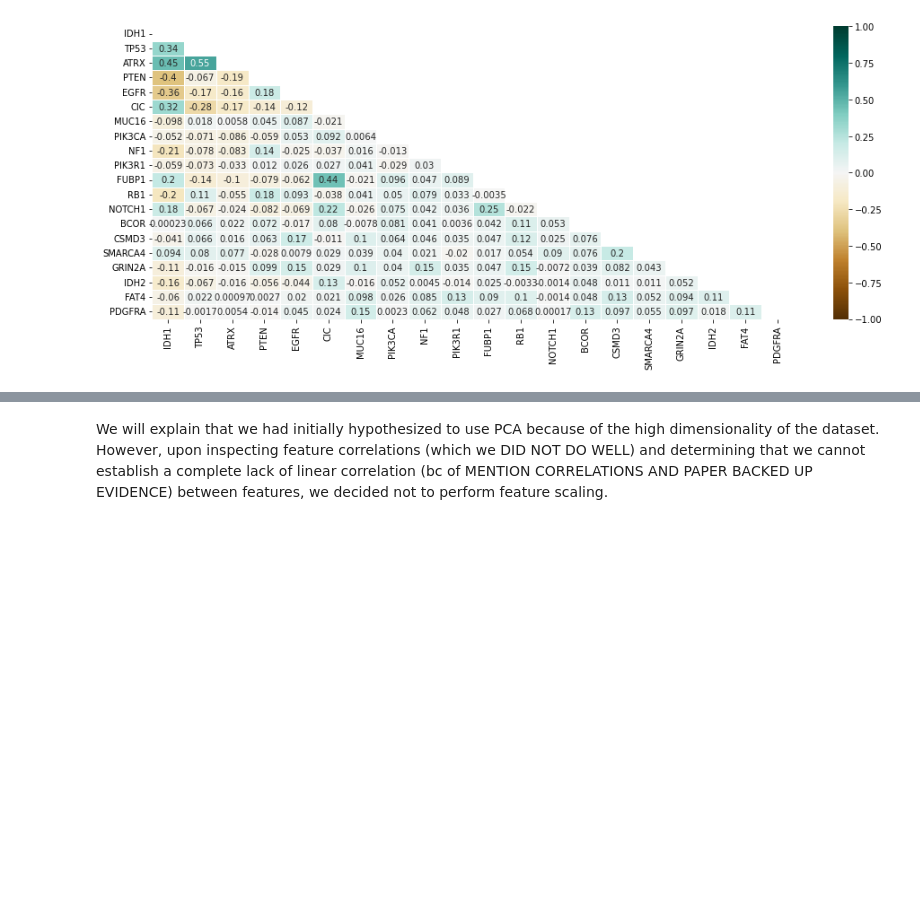
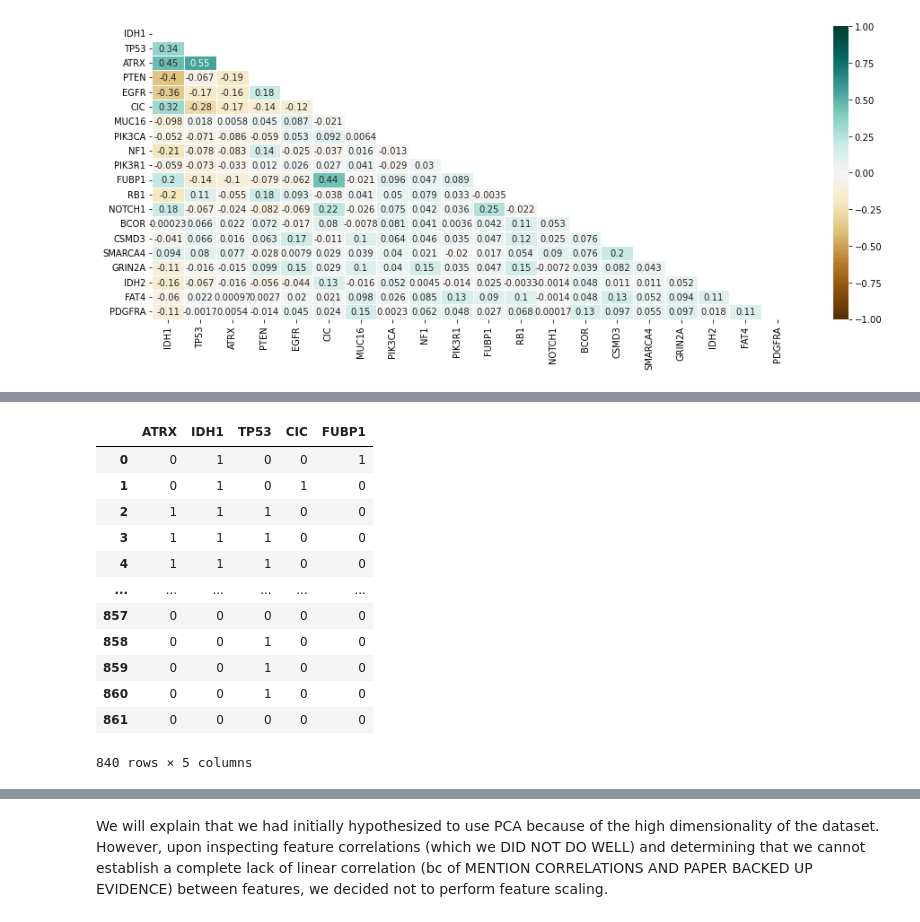
Before and after one commit to irenebernardi/Glioma-Grading-Classification, a Jupyter notebook: Glioma_Grade_notebook.ipynb, the cells around one changed output, grey strips where cells are left out. Saved outputs shown, nothing was run; the diff lists cells and outputs as text; code cells hidden in the pictures; blank space fills up the shorter version.

```diff
--- a/Glioma_Grade_notebook.ipynb
+++ b/Glioma_Grade_notebook.ipynb
@@ -241,0 +318,20 @@ sns.heatmap(corr, annot=True, mask=matrix, vmin=-1, vmax=1, linewidths=.5, cmap=
+# %%
+#reverse
+'''correlatedgenes = correlatedgenes.T()
+'''
+correlatedgenes = correlatedgenes.transpose()
+correlatedgenes
+# %% [output]
+|  | ATRX | IDH1 | TP53 | CIC | FUBP1 |
+| 0 | 0 | 1 | 0 | 0 | 1 |
+| 1 | 0 | 1 | 0 | 1 | 0 |
+| 2 | 1 | 1 | 1 | 0 | 0 |
+| 3 | 1 | 1 | 1 | 0 | 0 |
+| 4 | 1 | 1 | 1 | 0 | 0 |
+| ... | ... | ... | ... | ... | ... |
+| 857 | 0 | 0 | 0 | 0 | 0 |
+| 858 | 0 | 0 | 1 | 0 | 0 |
+| 859 | 0 | 0 | 1 | 0 | 0 |
+| 860 | 0 | 0 | 1 | 0 | 0 |
+| 861 | 0 | 0 | 0 | 0 | 0 |
+840 rows × 5 columns
```
Also changed, not shown: parts of 17 cells of this notebook.
